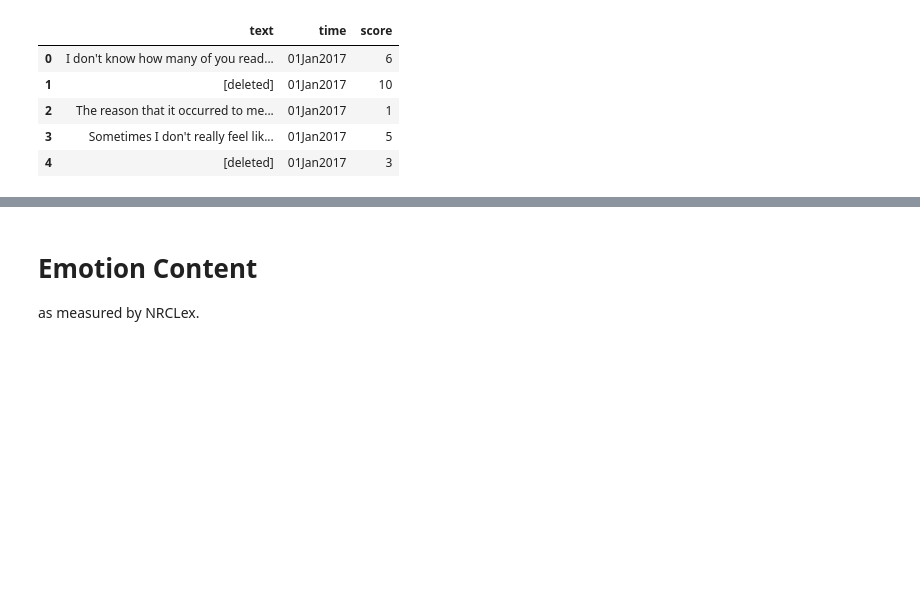
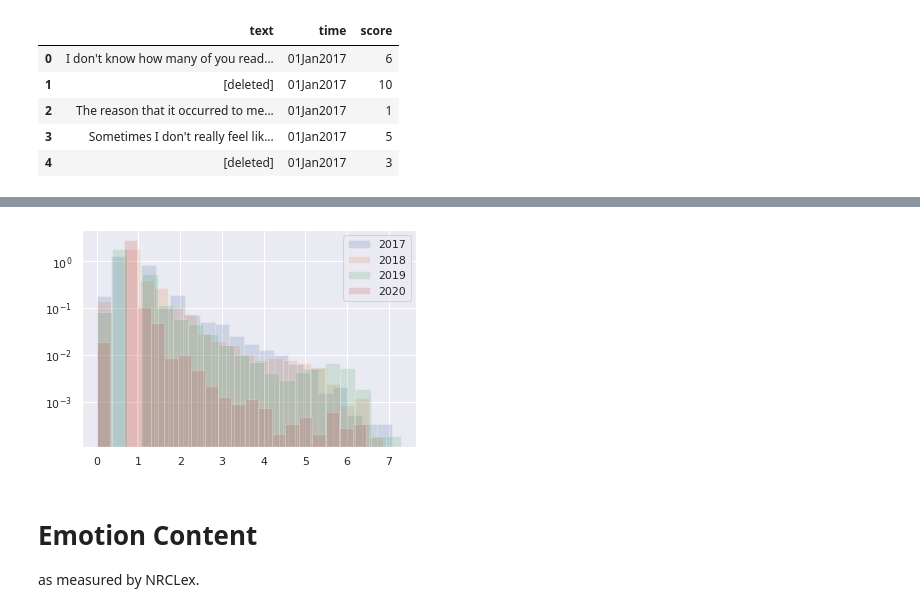
Before and after one commit to bermanjt/RedditMentalHealth, a Jupyter notebook: EDA.ipynb, the cells around one changed output, grey strips where cells are left out. Drawn from its saved outputs; the diff is of its cells as text; code cells hidden in the pictures; blank space fills up the shorter version.

```diff
--- a/EDA.ipynb
+++ b/EDA.ipynb
@@ -62,0 +94,11 @@ chart.save('figures/post_freq.html')
+# %%
+scores = df[['time', 'score']]
+scores['score'] = scores['score'].apply(lambda x: np.log(x + 1))
+groups = scores.groupby([scores.time.dt.year, scores.time.dt.month])
+
+all_scores = pd.DataFrame(columns=['time', 'score'])
+for i, group in enumerate(groups):
+    if i == 0:
+        continue
+    all_scores = all_scores.append(group[1])
+all_scores
@@ -62,0 +130,12 @@ chart.save('figures/post_freq.html')
+# %%
+scores = df[['time', 'score']]
+scores['score'] = scores['score'].apply(lambda x: np.log(x + 1))
+groups = scores.groupby([scores.time.dt.year, scores.time.dt.month])
+
+all_scores = pd.DataFrame(columns=['time', 'score'])
+for i, group in enumerate(groups):
+    if i == 0:
+        continue
+    all_scores = all_scores.append(group[1])
+all_scores['time'] = all_scores['time'].apply(clean_time)
+all_scores
@@ -62,0 +187,12 @@ chart.save('figures/post_freq.html')
+# %%
+scores = df[['time', 'score']]
+scores['score'] = scores['score'].apply(lambda x: np.log(x + 1))
+groups = scores.groupby([scores.time.dt.year])
+
+all_scores = pd.DataFrame(columns=['time', 'score'])
+for i, group in enumerate(groups):
+    if i == 0:
+        continue
+    all_scores = all_scores.append(group[1])
+all_scores['time'] = all_scores['time'].apply(clean_time_year)
+all_scores
@@ -63,3 +238,12 @@ chart.save('figures/post_freq.html')
+# %%
+for i, group in enumerate(groups):
+    if i == 0:
+        continue
+    plt.hist(group[1]['score'], alpha=0.2, density=True, bins=20, label=group[0])
+    plt.yscale('log')
+    plt.legend()
+# %% [output]
+[figure, added]
 # %% [markdown]
 # Emotion Content
 as measured by NRCLex.
```
Also changed, not shown: parts of 14 cells of this notebook, 7 other files.
